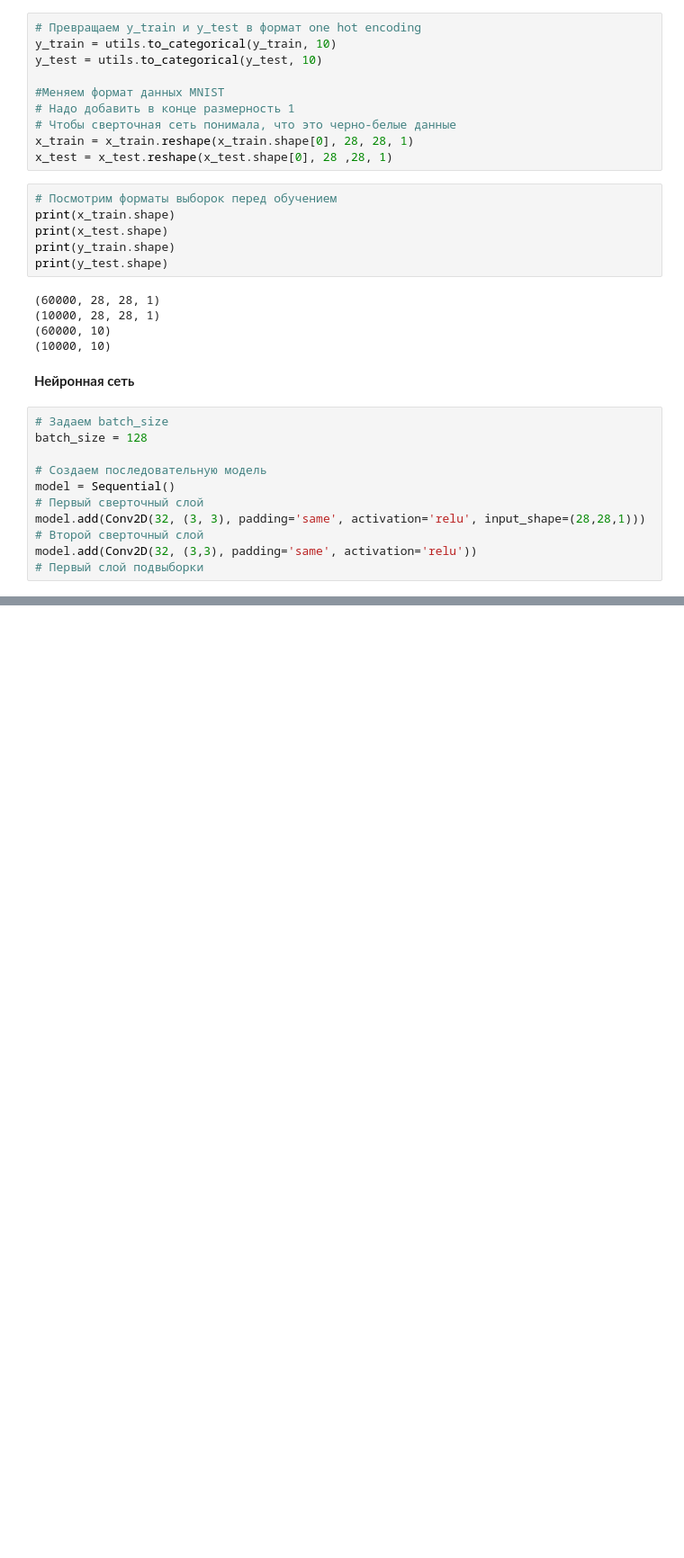
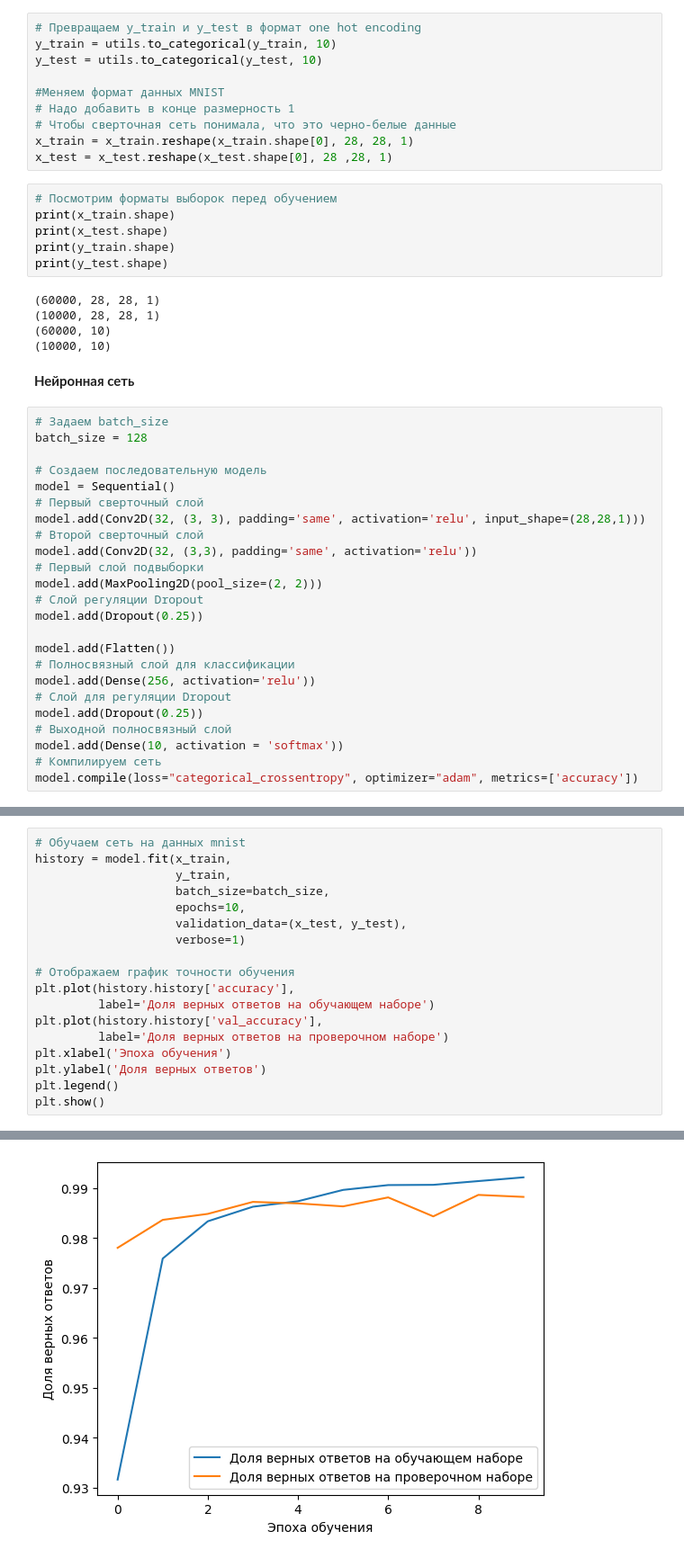
Before and after one commit to Dembel02/Neural_networks, a Jupyter notebook: Сверточные_сети_.ipynb, the cells around one changed output, grey strips where cells are left out. Shown: that part at 90% size. Drawn from its saved outputs; the diff is of its cells as text; blank space fills up the shorter version.

```diff
--- a/Сверточные_сети_.ipynb
+++ b/Сверточные_сети_.ipynb
@@ -80,3 +81,16 @@ model.add(Conv2D(32, (3, 3), padding='same', activation='relu', input_shape=(28,
 # Второй сверточный слой
 model.add(Conv2D(32, (3,3), padding='same', activation='relu'))
 # Первый слой подвыборки
+model.add(MaxPooling2D(pool_size=(2, 2)))
+# Слой регуляции Dropout
+model.add(Dropout(0.25))
+
+model.add(Flatten())
+# Полносвязный слой для классификации
+model.add(Dense(256, activation='relu'))
+# Слой для регуляции Dropout
+model.add(Dropout(0.25))
+# Выходной полносвязный слой
+model.add(Dense(10, activation = 'softmax'))
+# Компилируем сеть
+model.compile(loss="categorical_crossentropy", optimizer="adam", metrics=['accuracy'])
@@ -82,0 +123,19 @@ model.add(Conv2D(32, (3,3), padding='same', activation='relu'))
+# %%
+# Обучаем сеть на данных mnist
+history = model.fit(x_train,
+                    y_train,
+                    batch_size=batch_size,
+                    epochs=10,
+                    validation_data=(x_test, y_test),
+                    verbose=1)
+
+# Отображаем график точности обучения
+plt.plot(history.history['accuracy'],
+         label='Доля верных ответов на обучающем наборе')
+plt.plot(history.history['val_accuracy'],
+         label='Доля верных ответов на проверочном наборе')
+plt.xlabel('Эпоха обучения')
+plt.ylabel('Доля верных ответов')
+plt.legend()
+plt.show()
+# %% [output]
@@ -82,0 +162 @@ model.add(Conv2D(32, (3,3), padding='same', activation='relu'))
+[figure, added]
```
Also changed, not shown: parts of 12 cells of this notebook.
